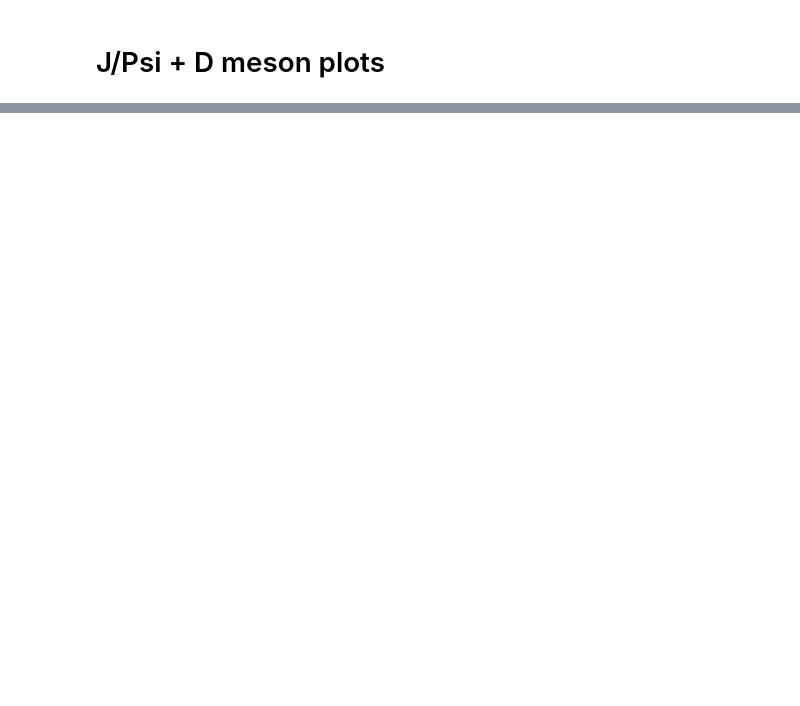
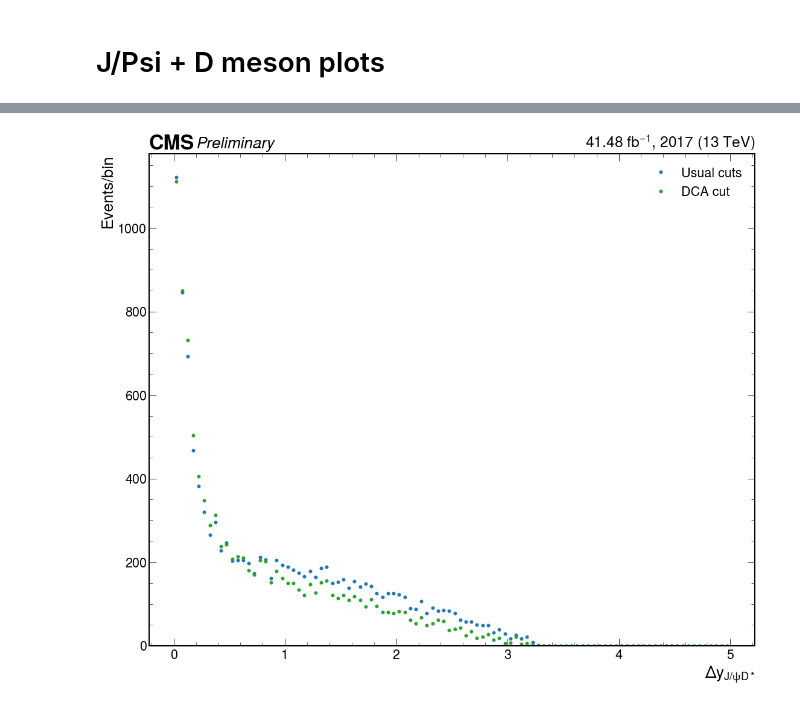
Before and after one commit to Mapse/analysis_fit, a Jupyter notebook: data_histograms.ipynb, the cells around one changed output, grey strips where cells are left out. Cells and saved outputs as stored; diff of their text form; code cells hidden in the pictures; blank space fills up the shorter version.

```diff
--- a/data_histograms.ipynb
+++ b/data_histograms.ipynb
@@ -169,0 +165,2 @@ plt.savefig(year + '/hists/Dstar_pisnValid.png')
+# %%
+mplhep.style.use("CMS")
@@ -169,0 +173,43 @@ plt.savefig(year + '/hists/Dstar_pisnValid.png')
+# %%
+def get_data(path_file, ttree, var_x,):
+
+    with uproot.open(path_file) as f:
+        #print(f.classnames())
+        # Takes the ttree objec (defined in save_ttree.py script)
+        tree_obj = f[ttree]
+        # Takes its arrays
+        branch_obj = tree_obj.arrays()
+
+        # Takes the composed object inv mass
+        # Takes the composed object delta y
+        jpsi_dstar_hist = branch_obj[var_x]
+
+        return jpsi_dstar_hist
+# %%
+bin_ht = 100
+lumi='41.48' #2017
+year='2017'
+
+a = get_data('fit/data_root_files/2017/Charmonium2017_HLT_Dimuon25_dy_vtx0p05_sigma_eff.root', 'asso;1', 'jpsi_dstar_deltarap')
+hist_1d_a = hist.Hist(hist.axis.Regular(bin_ht, 0, 5, name=name_x, label=label_x))
+hist_1d_a.fill(rap=a, weight=1)
+
+b = get_data('fit/data_root_files/2017/Charmonium2017_HLT_Dimuon25_dstar_d0dca_cut.root', 'asso;1', 'jpsi_dstar_deltarap')
+hist_1d_b = hist.Hist(hist.axis.Regular(bin_ht, 0, 5, name=name_x, label=label_x))
+hist_1d_b.fill(rap=b, weight=1.31)
+
+fig, ax = plt.subplots(figsize=(18, 15))
+mplhep.histplot(hist_1d_a, histtype='errorbar', label = 'Usual cuts')
+mplhep.histplot(hist_1d_b, histtype='errorbar', label = 'DCA cut')
+
+plt.legend()
+
+ax.set_ylabel('Events/bin')
+
+mplhep.cms.label('Preliminary', data=True, lumi=lumi, year=year[0:4])
+
+#plt.savefig('jpsi_dstar_delta_rap.png')
+
+plt.show()
+# %% [output]
+[figure, added]
```
Also changed, not shown: parts of 19 cells of this notebook, 7 other files.
